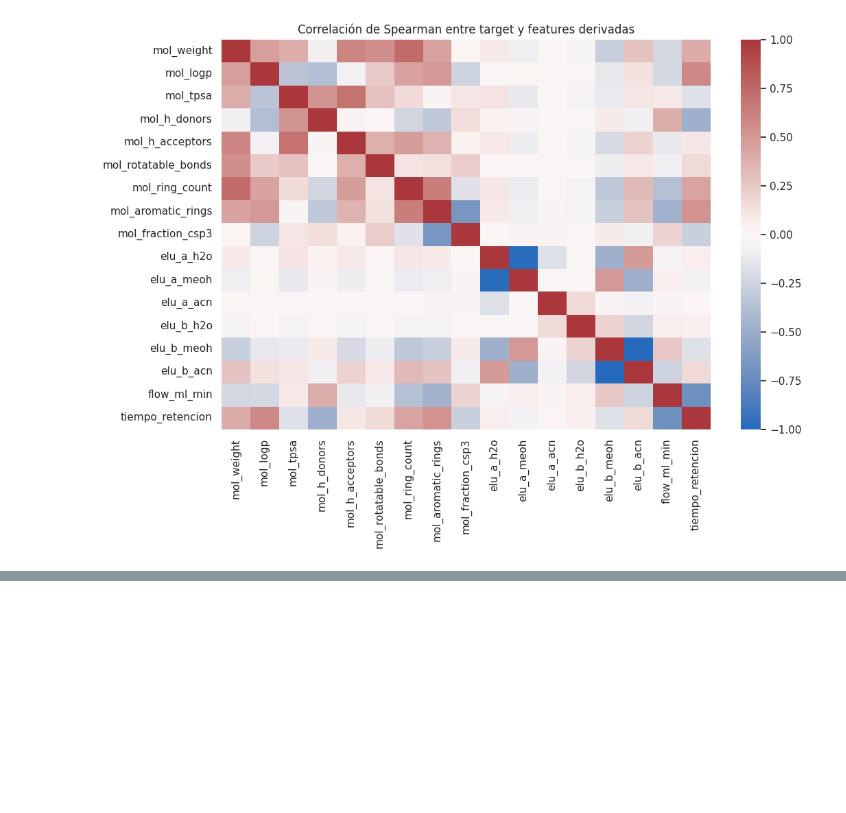
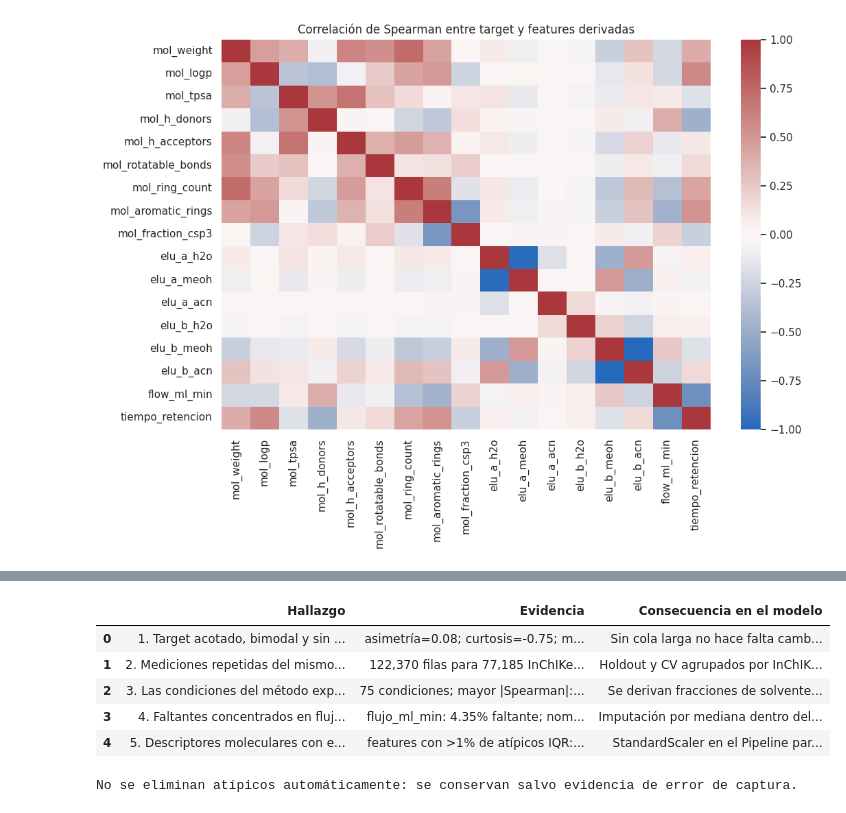
Before and after one commit to ErickNaunay/data-science-end-to-end, a Jupyter notebook: psets/pset-03/notebooks/01_eda.ipynb, the cells around one changed output, grey strips where cells are left out. Saved outputs shown, nothing was run; the diff lists cells and outputs as text; code cells hidden in the pictures; blank space fills up the shorter version.

```diff
--- a/psets/pset-03/notebooks/01_eda.ipynb
+++ b/psets/pset-03/notebooks/01_eda.ipynb
@@ -130,0 +249,49 @@ No se eliminan atípicos automáticamente: se conservan salvo evidencia de error
+# %%
+top_feature = correlations.abs().idxmax()
+condition_count = data.groupby(["tipo_columna", "fase_movil", "flujo_ml_min"], dropna=False).ngroups
+repeats = data.groupby("inchikey").size()
+flow_missing = 100 * data["flujo_ml_min"].isna().mean()
+skewed = feature_outlier_table.loc[feature_outlier_table["atipicos_IQR_%"] > 1].index.tolist()
+findings = pd.DataFrame([
+    {
+        "Hallazgo": "1. Target acotado, bimodal y sin cola larga.",
+        "Evidencia": (f"asimetría={stats.skew(target):.2f}; curtosis={stats.kurtosis(target):.2f}; modas en 2–6 y 10–16 min; "
+                      f"{100 * (target < 1).mean():.1f}% < 1 min; p99={target.quantile(0.99):.1f} min; "
+                      f"solo {int(iqr_outliers.sum()):,} atípicos IQR y {int(z_outliers.sum()):,} con |Z|≥3."),
+        "Consecuencia en el modelo": ("Sin cola larga no hace falta cambiar RMSE por MAE: RMSE sigue como métrica técnica (penaliza los errores grandes, los costosos) "
+                                      "y MAE como complementaria. log(1+target) se prueba en 02 y se descarta si no mejora. No se eliminan atípicos. "
+                                      "La bimodalidad sugiere métodos de distinta duración: refuerza el hallazgo 3."),
+    },
+    {
+        "Hallazgo": "2. Mediciones repetidas del mismo compuesto.",
+        "Evidencia": f"{len(data):,} filas para {data['inchikey'].nunique():,} InChIKey; hasta {repeats.max()} mediciones por compuesto.",
+        "Consecuencia en el modelo": "Holdout y CV agrupados por InChIKey (GroupKFold): un compuesto nunca aparece en entrenamiento y validación a la vez.",
+    },
+    {
+        "Hallazgo": "3. Las condiciones del método explican gran parte de la retención.",
+        "Evidencia": f"{condition_count} condiciones; mayor |Spearman|: {top_feature} (rho={correlations[top_feature]:.3f}).",
+        "Consecuencia en el modelo": ("Se derivan fracciones de solvente desde `fase_movil` y se conserva el flujo; "
+                                      "la línea base de negocio es la mediana histórica por condición."),
+    },
+    {
+        "Hallazgo": "4. Faltantes concentrados en flujo y nombre.",
+        "Evidencia": f"flujo_ml_min: {flow_missing:.2f}% faltante; nombre_compuesto: {100 * data['nombre_compuesto'].isna().mean():.1f}% faltante.",
+        "Consecuencia en el modelo": "Imputación por mediana dentro del Pipeline (ajustada por pliegue); el nombre no se usa como predictor.",
+    },
+    {
+        "Hallazgo": "5. Descriptores moleculares con escalas distintas y colas.",
+        "Evidencia": f"features con >1% de atípicos IQR: {', '.join(skewed) if skewed else 'ninguna'}.",
+        "Consecuencia en el modelo": "StandardScaler en el Pipeline para Ridge/MLP/KNN; los árboles se incluyen por ser robustos a escalas y colas.",
+    },
+])
+with pd.option_context("display.max_colwidth", None):
+    display(findings)
+print("No se eliminan atípicos automáticamente: se conservan salvo evidencia de error de captura.")
+# %% [output]
+|  | Hallazgo | Evidencia | Consecuencia en el modelo |
+| 0 | 1. Target acotado, bimodal y sin ... | asimetría=0.08; curtosis=-0.75; m... | Sin cola larga no hace falta camb... |
+| 1 | 2. Mediciones repetidas del mismo... | 122,370 filas para 77,185 InChIKe... | Holdout y CV agrupados por InChIK... |
+| 2 | 3. Las condiciones del método exp... | 75 condiciones; mayor |Spearman|:... | Se derivan fracciones de solvente... |
+| 3 | 4. Faltantes concentrados en fluj... | flujo_ml_min: 4.35% faltante; nom... | Imputación por mediana dentro del... |
+| 4 | 5. Descriptores moleculares con e... | features con >1% de atípicos IQR:... | StandardScaler en el Pipeline par... |
+No se eliminan atípicos automáticamente: se conservan salvo evidencia de error de captura.
```
Also changed, not shown: parts of 8 cells of this notebook, 28 other files.
